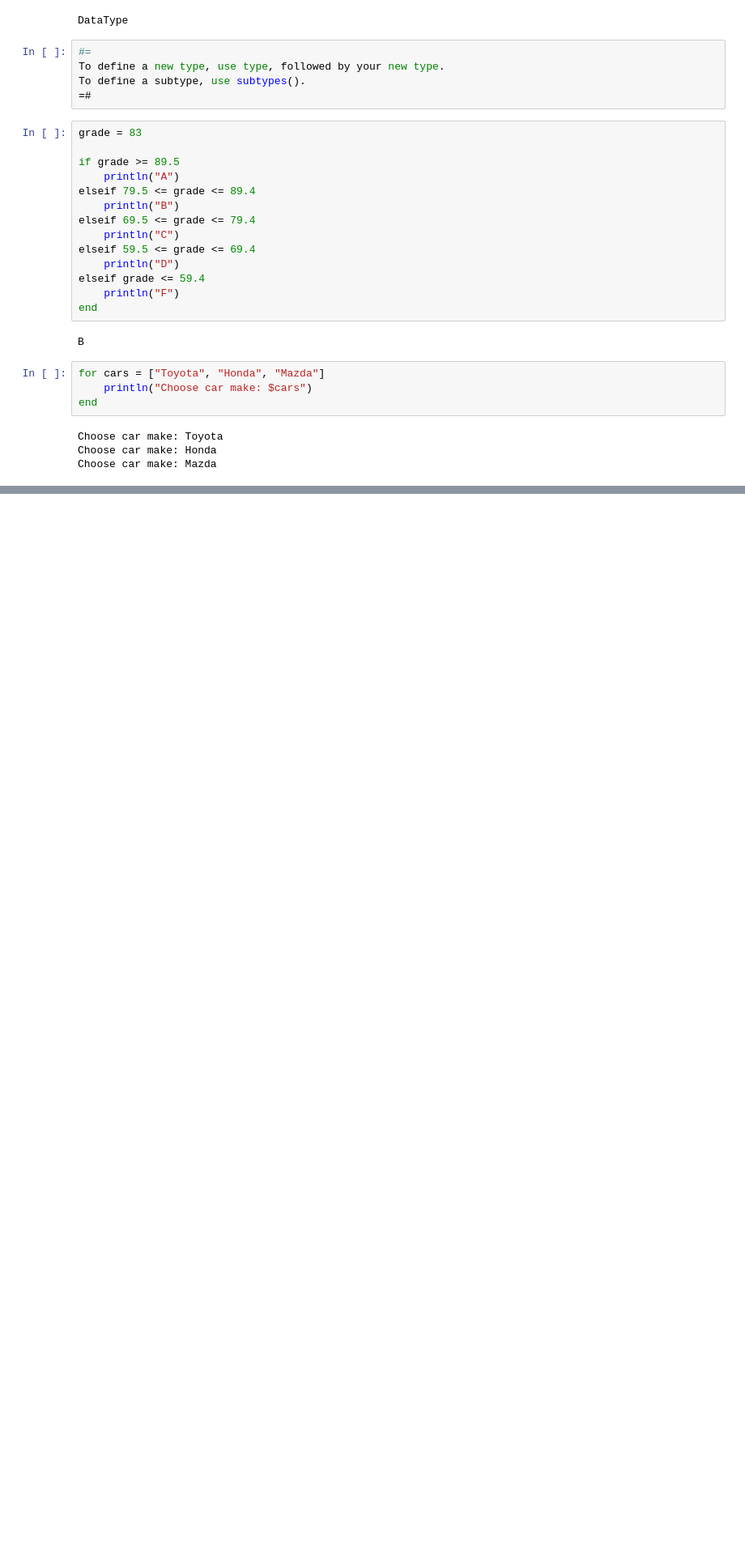
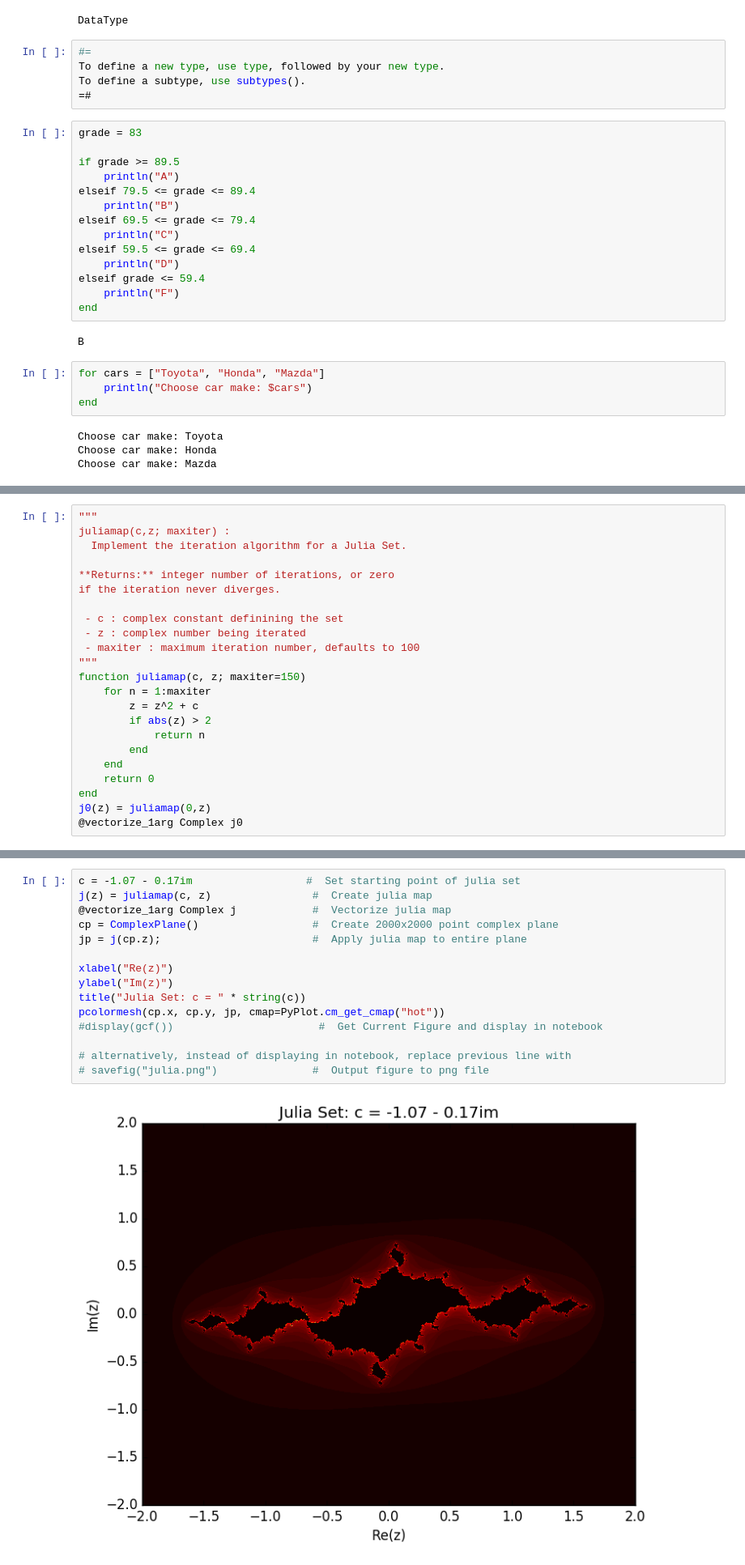
Before and after one commit to chapman-phys220-2016f/cw-08-aareston, a Jupyter notebook: cw-08.ipynb, the cells around one changed output, grey strips where cells are left out. Shown: that part at 81% size. Drawn from its saved outputs; the diff is of its cells as text; blank space fills up the shorter version.

Commit message:
New Julia Set

```diff
--- a/cw-08.ipynb
+++ b/cw-08.ipynb
@@ -74,0 +85,23 @@ Choose car make: Mazda
+# %%
+"""
+juliamap(c,z; maxiter) :
+  Implement the iteration algorithm for a Julia Set.
+
+**Returns:** integer number of iterations, or zero
+if the iteration never diverges.
+
+ - c : complex constant definining the set
+ - z : complex number being iterated
+ - maxiter : maximum iteration number, defaults to 100
+"""
+function juliamap(c, z; maxiter=150)
+    for n = 1:maxiter
+        z = z^2 + c
+        if abs(z) > 2
+            return n
+        end
+    end
+    return 0
+end
+j0(z) = juliamap(0,z)
+@vectorize_1arg Complex j0
@@ -74,0 +156,17 @@ Choose car make: Mazda
+# %%
+c = -1.07 - 0.17im                  #  Set starting point of julia set
+j(z) = juliamap(c, z)                #  Create julia map
+@vectorize_1arg Complex j            #  Vectorize julia map
+cp = ComplexPlane()                  #  Create 2000x2000 point complex plane
+jp = j(cp.z);                        #  Apply julia map to entire plane
+
+xlabel("Re(z)")
+ylabel("Im(z)")
+title("Julia Set: c = " * string(c))
+pcolormesh(cp.x, cp.y, jp, cmap=PyPlot.cm_get_cmap("hot"))
+#display(gcf())                       #  Get Current Figure and display in notebook
+
+# alternatively, instead of displaying in notebook, replace previous line with
+# savefig("julia.png")               #  Output figure to png file
+# %% [output]
+[figure, added]
```
Also changed, not shown: parts of 10 cells of this notebook.
